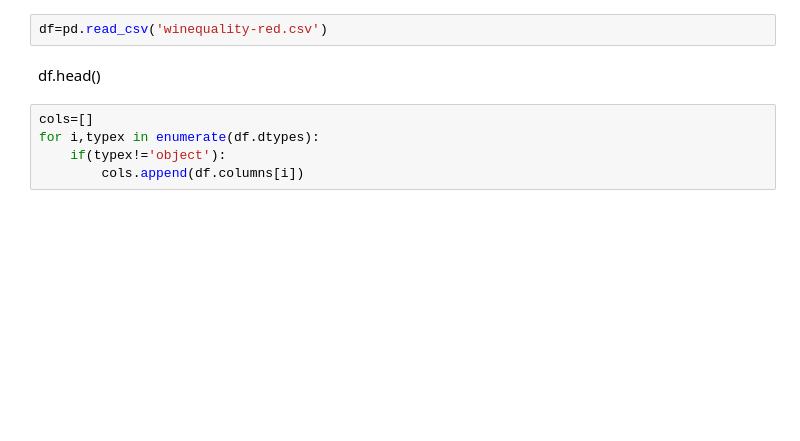
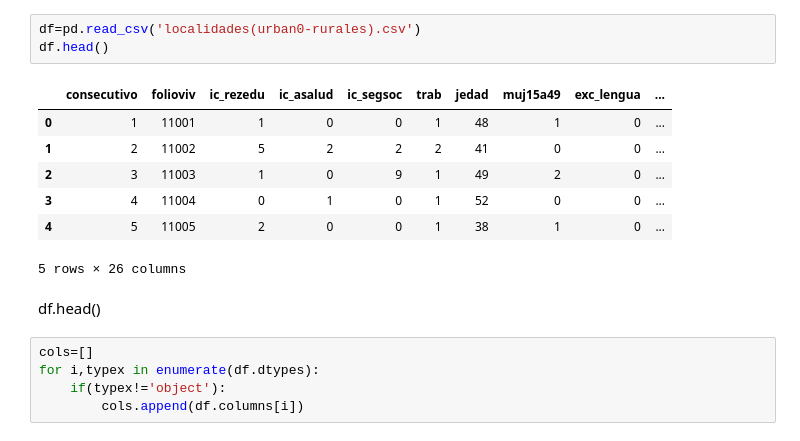
Before and after one commit to jeroaranda/aplicada3, a Jupyter notebook: clusters.ipynb, the cells around one changed output. Saved outputs shown, nothing was run; the diff lists cells and outputs as text; blank space fills up the shorter version.

```diff
--- a/clusters.ipynb
+++ b/clusters.ipynb
@@ -24,7 +25,16 @@ os.listdir()
  'titanic3.csv',
  'Regresión-Logistica.html']
 # %%
-df=pd.read_csv('winequality-red.csv')
+df=pd.read_csv('localidades(urban0-rurales).csv')
+df.head()
+# %% [output]
+|  | consecutivo | folioviv | ic_rezedu | ic_asalud | ic_segsoc | trab | jedad | muj15a49 | exc_lengua | ... |
+| 0 | 1 | 11001 | 1 | 0 | 0 | 1 | 48 | 1 | 0 | ... |
+| 1 | 2 | 11002 | 5 | 2 | 2 | 2 | 41 | 0 | 0 | ... |
+| 2 | 3 | 11003 | 1 | 0 | 9 | 1 | 49 | 2 | 0 | ... |
+| 3 | 4 | 11004 | 0 | 1 | 0 | 1 | 52 | 0 | 0 | ... |
+| 4 | 5 | 11005 | 2 | 0 | 0 | 1 | 38 | 1 | 0 | ... |
+5 rows × 26 columns
 # %% [markdown]
 df.head()
 # %%
```
Also changed, not shown: parts of 9 cells of this notebook, 6 other files.
